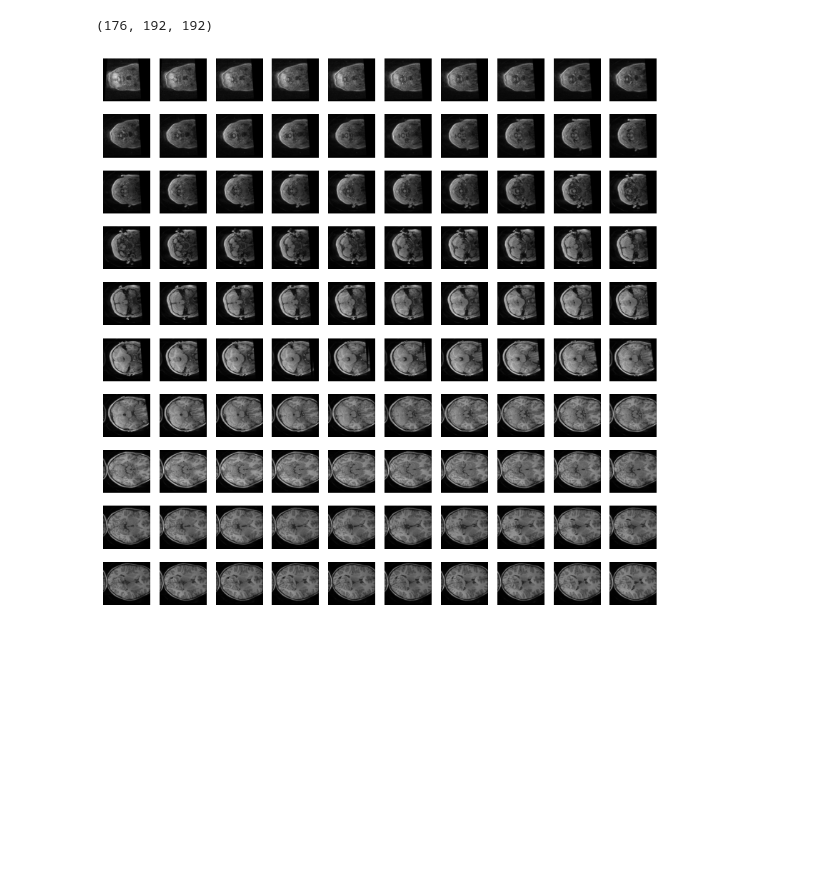
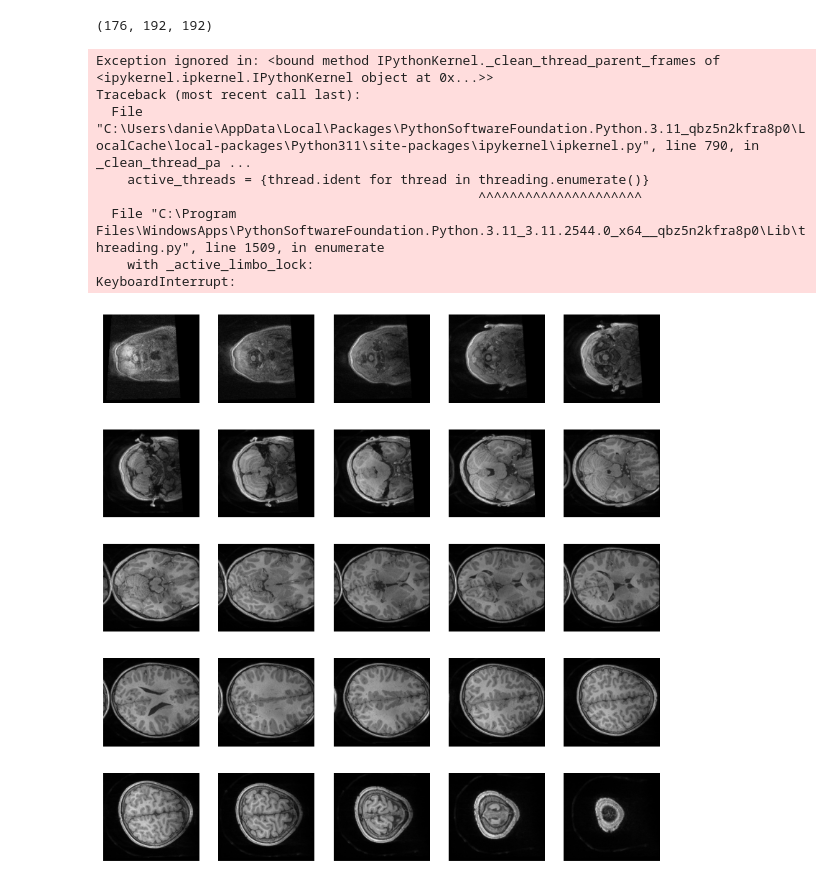
Before and after one commit to DannySalib/Demographic_Predictive_Modeling_From_MRIs, a Jupyter notebook: Notes/exploring_the_data_and_learning_nibabel.ipynb, the cells around one changed output. Drawn from its saved outputs; the diff is of its cells as text; code cells hidden in the pictures; blank space fills up the shorter version.

```diff
--- a/Notes/exploring_the_data_and_learning_nibabel.ipynb
+++ b/Notes/exploring_the_data_and_learning_nibabel.ipynb
@@ -58,30 +58,38 @@ mri_scan = nifti.get_fdata()
 # %%
 import matplotlib.pyplot as plt
 
-n = 10
+n = 5
 
 fig, axis = plt.subplots(
     nrows = n,
     ncols = n,
     figsize = (10, 10)
 )
 
 
 xMax, yMax, zMax = mri_scan.shape
-step = zMax // (n**2)
+step = zMax // (n**2) # n^2 = total number of slices we're graphing
 
 current_slice = 0 # index of current slice from the MRI scan
 # for each axis ...
 for i in range(n):
     for j in range(n):
 
         axis[i][j].imshow(
             mri_scan[:, :, current_slice],
             cmap = 'gray',
         )
 
         axis[i][j].axis('off')
 
         current_slice += step
 # %% [output]
+Exception ignored in: <bound method IPythonKernel._clean_thread_parent_frames of <ipykernel.ipkernel.IPythonKernel object at 0x...>>
+Traceback (most recent call last):
+  File "C:\Users\danie\AppData\Local\Packages\PythonSoftwareFoundation.Python.3.11_qbz5n2kfra8p0\LocalCache\local-packages\Python311\site-packages\ipykernel\ipkernel.py", line 790, in _clean_thread_pa ...
+    active_threads = {thread.ident for thread in threading.enumerate()}
+                                                 ^^^^^^^^^^^^^^^^^^^^^
+  File "C:\Program Files\WindowsApps\PythonSoftwareFoundation.Python.3.11_3.11.2544.0_x64__qbz5n2kfra8p0\Lib\threading.py", line 1509, in enumerate
+    with _active_limbo_lock:
+KeyboardInterrupt:
-[figure, old version]
+[figure, new version]
```
